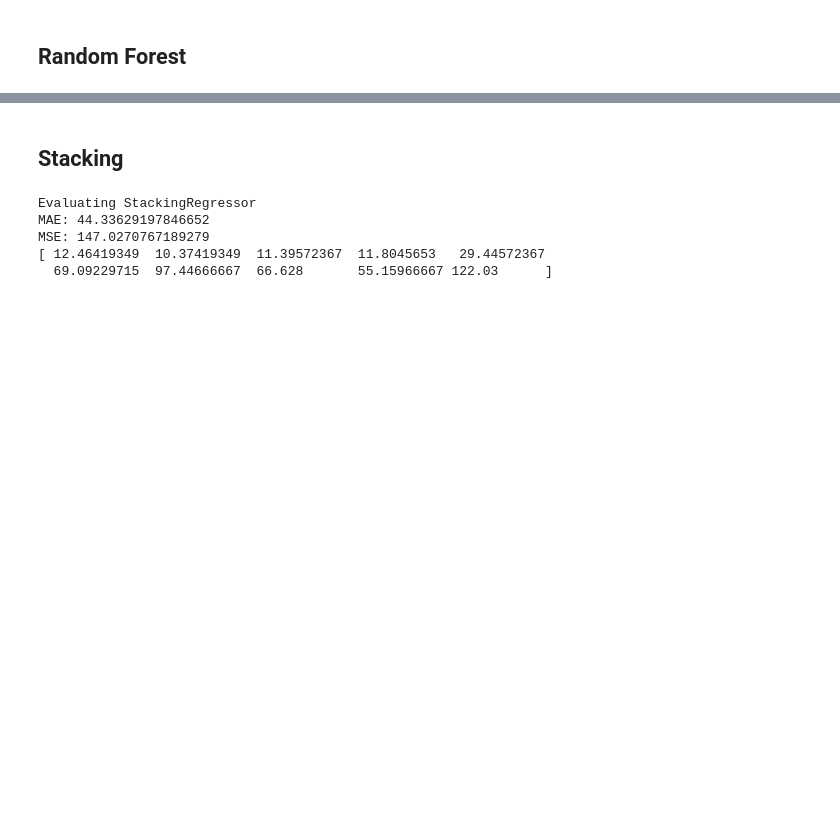
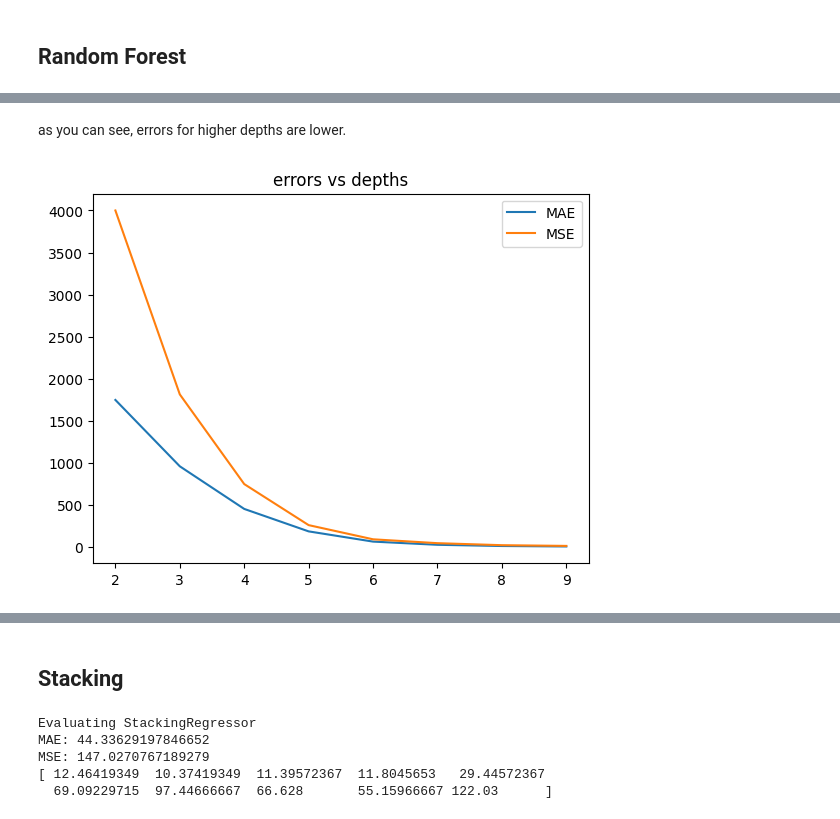
Before and after one commit to MAKEgroup/Covid_19_Propagation, a Jupyter notebook: Project/ML_Modeling.ipynb, the cells around one changed output, grey strips where cells are left out. Cells and saved outputs as stored; diff of their text form; code cells hidden in the pictures; blank space fills up the shorter version.

Commit message:
tuning function added but not working as I except

```diff
--- a/Project/ML_Modeling.ipynb
+++ b/Project/ML_Modeling.ipynb
@@ -402,0 +442,20 @@ MSE: 751.0454963440693
+# %%
+'''def tune_model ( model , hyper_parameters , ):
+    results = []
+
+    for parameter in hyper_parameters:
+        if model == "RandomForestRegressor":
+            regr = RandomForestRegressor(max_depth=parameter, random_state=0)
+        elif model== "AdaBoostRegressor"
+        model_err_pred = evaluate_model(regr, X_tr, y_tr, X_te, y_te, min_max_scaler_Y, model_name="RandomForestRegressor")
+
+        results.append((parameter,) + model_err_pred)
+
+        print(f"process for degree {parameter} done.")
+
+    # Convert the list of results to a DataFrame
+    columns = [f"{parameter}", "MAE", "MSE", "y_pred", "y_test_rescaled"]
+    tuning_data_df = pd.DataFrame(results, columns=columns)
+    return tuning_data_df'''
+
+"this is a function which is not complete. also doesn't have enough Universality to cover all models. but I remain this here maybe for future"
@@ -402,0 +464,17 @@ MSE: 751.0454963440693
+# %%
+max_depths = [2,3,4,5,6,7,8,9]
+results = []
+
+for depth in max_depths:
+    # Train and evaluate RandomForestRegressor model
+    regr = RandomForestRegressor(max_depth=depth, random_state=0)
+    #evaluate_model(regr, X_tr, y_tr, X_val, y_val, min_max_scaler_Y, model_name="RandomForestRegressor")
+    model_err_pred = evaluate_model(regr, X_tr, y_tr, X_te, y_te, min_max_scaler_Y, model_name="RandomForestRegressor", monitoring=False)
+
+    results.append((depth,) + model_err_pred)
+
+    print(f"process for depth {depth} done.")
+
+# Convert the list of results to a DataFrame
+columns = ["depth", "MAE", "MSE", "y_pred", "y_test_rescaled"]
+tuning_data_df = pd.DataFrame(results, columns=columns)
@@ -402,0 +502,10 @@ MSE: 751.0454963440693
+# %% [markdown]
+as you can see, errors for higher depths are lower.
+# %%
+plt.plot(tuning_data_df["depth"] , tuning_data_df["MAE"], label='MAE')
+plt.plot(tuning_data_df["depth"] , tuning_data_df["MSE"] ,label='MSE')
+plt.legend()
+plt.title("errors vs depths")
+plt.show()
+# %% [output]
+[figure, added]
```
Also changed, not shown: parts of 14 cells of this notebook.
